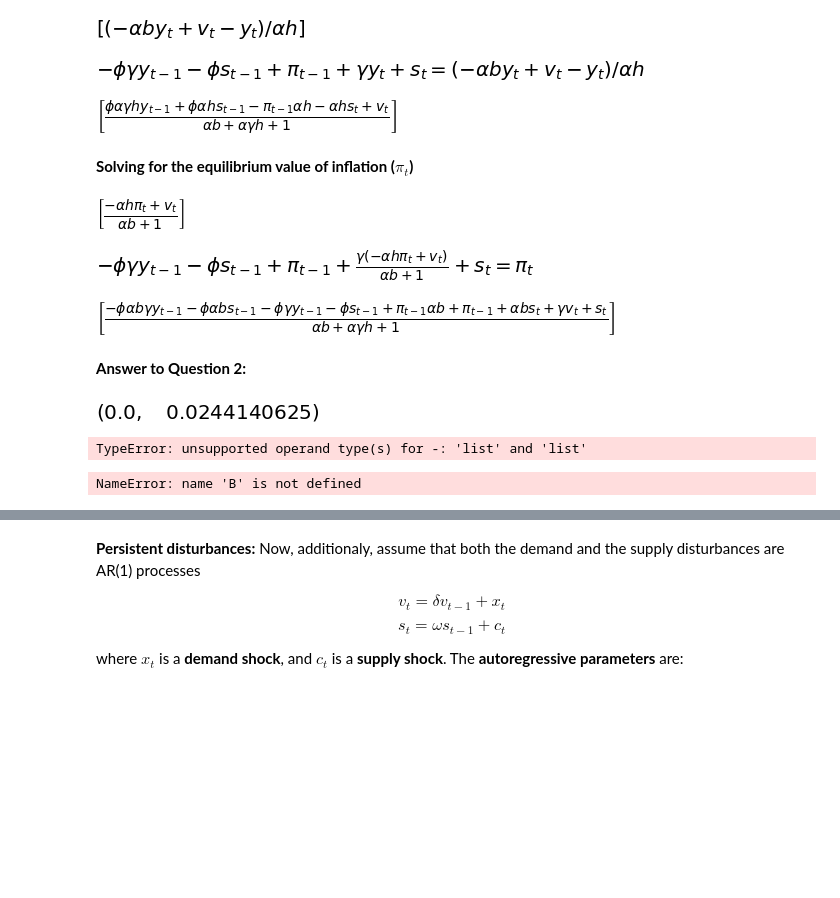
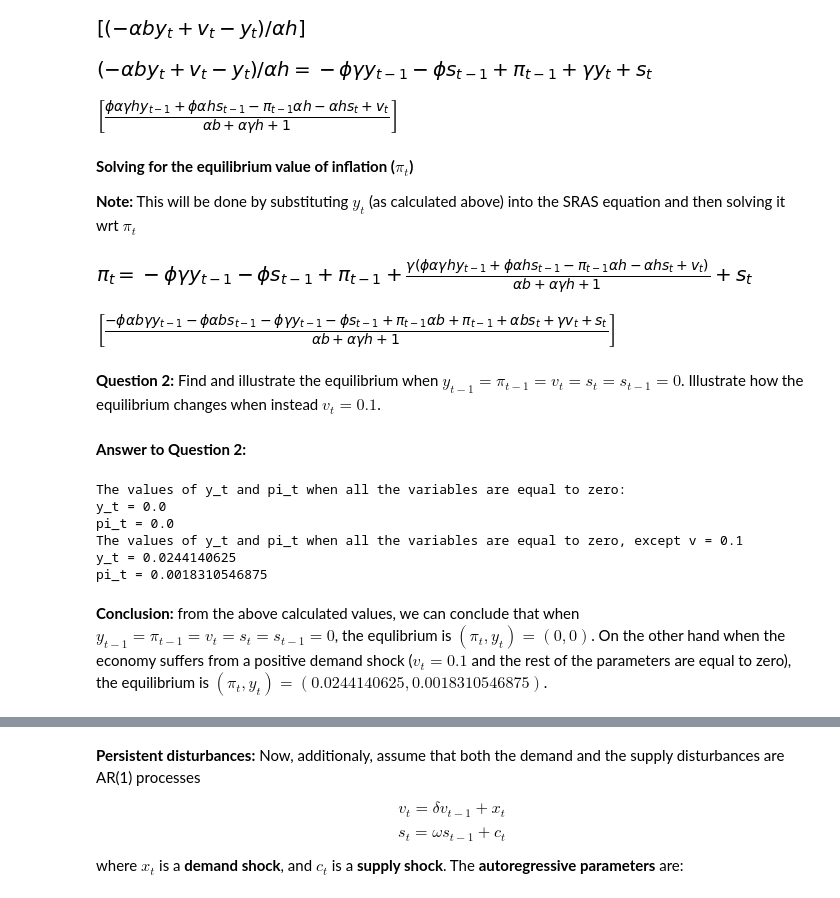
Before and after one commit to NumEconCopenhagen/projects-2019-bcg, a Jupyter notebook: examproject/exam_2019.ipynb, the cells around one changed output, grey strips where cells are left out. Cells and saved outputs as stored; diff of their text form; code cells hidden in the pictures; blank space fills up the shorter version.

```diff
--- a/examproject/exam_2019.ipynb
+++ b/examproject/exam_2019.ipynb
@@ -274,7 +279,7 @@ h, alpha, v, b, y_t, pi_t, pi_t_1, gamma, phi, y_t_1, s_t, s_t_1
 # %% [output]
 [figure]
 # %%
-AD = sm.Eq((1/(h*alpha))*(v - (1+b*alpha)*y_t), pi_t)
-SRAS = sm.Eq((pi_t_1 + gamma*y_t - phi*gamma*y_t_1 + s_t - phi*s_t_1), pi_t)
+AD = sm.Eq(pi_t, (1/(h*alpha))*(v - (1+b*alpha)*y_t))
+SRAS = sm.Eq(pi_t, (pi_t_1 + gamma*y_t - phi*gamma*y_t_1 + s_t - phi*s_t_1))
 AD, SRAS
 # %% [output]
@@ -290,7 +299,7 @@ AD_1
 AD_2 = SRAS.subs(pi_t, AD_1[0])
 AD_2
 # %% [output]
-[figure, old version]
+[figure, new version]
 # %%
 Output = sm.solve(AD_2, y_t)
 Output
@@ -298,14 +307,11 @@ Output
 [figure]
 # %% [markdown]
 **Solving for the equilibrium value of inflation ($\pi_{t}$)**
+
+**Note:** This will be done by substituting $y_{t}$ (as calculated above) into the SRAS equation and then solving it wrt $\pi_{t}$
-# %%
-AD_3 = sm.solve(AD,y_t)
-AD_3
-# %% [output]
-[figure, removed]
 # %%
-AD_4 = SRAS.subs(y_t, AD_3[0])
-AD_4
+AS_1 = SRAS.subs(y_t, Output[0])
+AS_1
 # %% [output]
-[figure, old version]
+[figure, new version]
 # %%
@@ -313,15 +319,41 @@ Inflation = sm.solve(AD_4, pi_t)
 Inflation
 # %% [output]
 [figure]
+# %% [markdown]
+**Question 2:** Find and illustrate the equilibrium when $y_{t-1} = \pi_{t-1} = v_t = s_t = s_{t-1} = 0$. Illustrate how the equilibrium changes when instead $v_t = 0.1$.
 # %% [markdown]
 **Answer to Question 2:**
 # %%
+# The two calculated equations are lambdified to be used
 sol_output = sm.lambdify((y_t_1, s_t_1, pi_t_1, s_t, v, phi, alpha, gamma, h, b), Output[0])
+sol_inflation = sm.lambdify((y_t_1, s_t_1, pi_t_1, s_t, v, phi, alpha, gamma, h, b), Inflation[0])
+
+# Set the parameters equal to their values
 def _sol_output(y_t_1, s_t_1, pi_t_1, s_t, v, phi=par['phi'], alpha=par['alpha'], gamma=par['gamma'], h=par['h'], b=par['b']):
     return sol_output(y_t_1, s_t_1, pi_t_1, s_t, v, phi, alpha, gamma, h, b)
 
-C = _sol_output(y_t_1=0, s_t_1=0, pi_t_1=0, s_t=0, v=0)
-D = _sol_output(y_t_1=0, s_t_1=0, pi_t_1=0, s_t=0, v=0.1)
-C,D
+
+def _sol_inflation(y_t_1, s_t_1, pi_t_1, s_t, v, phi=par['phi'], alpha=par['alpha'], gamma=par['gamma'], h=par['h'], b=par['b']):
+    return sol_inflation(y_t_1, s_t_1, pi_t_1, s_t, v, phi, alpha, gamma, h, b)
+
+
+# The variables' values are inserted into the functions
+A = _sol_output(y_t_1=0, s_t_1=0, pi_t_1=0, s_t=0, v=0)
+B = _sol_output(y_t_1=0, s_t_1=0, pi_t_1=0, s_t=0, v=0.1)
+
+C = _sol_inflation(y_t_1=0, s_t_1=0, pi_t_1=0, s_t=0, v=0)
+D = _sol_inflation(y_t_1=0, s_t_1=0, pi_t_1=0, s_t=0, v=0.1)
+
+print('The values of y_t and pi_t when all the variables are equal to zero:')
+print(f'y_t = {A}')
+print(f'pi_t = {C}')
+print('The values of y_t and pi_t when all the variables are equal to zero, except v = 0.1')
+print(f'y_t = {B}')
+print(f'pi_t = {D}')
 # %% [output]
-[figure, removed]
+The values of y_t and pi_t when all the variables are equal to zero:
+y_t = 0.0
+pi_t = 0.0
+The values of y_t and pi_t when all the variables are equal to zero, except v = 0.1
+y_t = 0.0244140625
+pi_t = 0.0018310546875
@@ -342,25 +360,2 @@ C,D
-# %%
-sol_inflation = sm.lambdify((y_t_1, s_t_1, pi_t_1, s_t, v, phi, alpha, gamma, h, b), Inflation[0])
-def _sol_inflation(y_t_1, s_t_1, pi_t_1, s_t, v, phi=par['phi'], alpha=par['alpha'], gamma=['gamma'], h=par['h'], b=par['b']):
-    return sol_inflation(y_t_1, s_t_1, pi_t_1, s_t, v, phi, alpha, gamma, h, b)
-
-B = _sol_inflation(y_t_1=0, s_t_1=0, pi_t_1=0, s_t=0, v=0)
-A = _sol_inflation(y_t_1=0, s_t_1=0, pi_t_1=0, s_t=0, v=0.1)
-A,B
-# %% [output]
-TypeError: unsupported operand type(s) for -: 'list' and 'list'
-# %%
-import matplotlib.pyplot as plt
-fig = plt.figure()
-ax = fig.add_subplot(1,1,1)
-
-x = [B,A]
-y = [C,D]
-ax.plot(x,y)
-
-ax.set_xlim([0,0.002])
-ax.set_ylim([0,0.03])
-
-plt.show()
-# %% [output]
-NameError: name 'B' is not defined
+# %% [markdown]
+**Conclusion:** from the above calculated values, we can conclude that when $y_{t-1} = \pi_{t-1} = v_t = s_t = s_{t-1} = 0$, the equlibrium is $(\pi_t,y_t) = (0,0)$. On the other hand when the economy suffers from a positive demand shock ($v_t = 0.1$ and the rest of the parameters are equal to zero), the equilibrium is $(\pi_t,y_t) = (0.0244140625,0.0018310546875)$.
```
Also changed, not shown: parts of 17 cells of this notebook.
